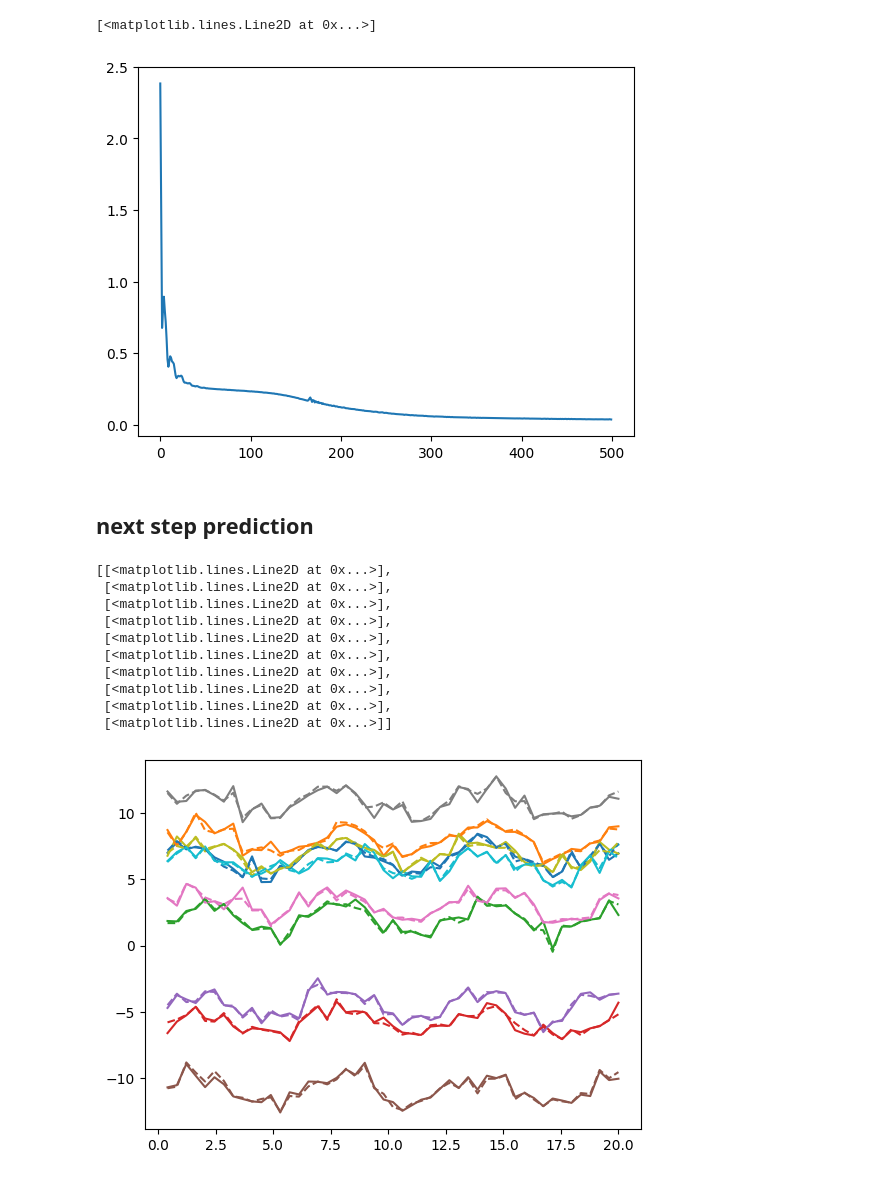
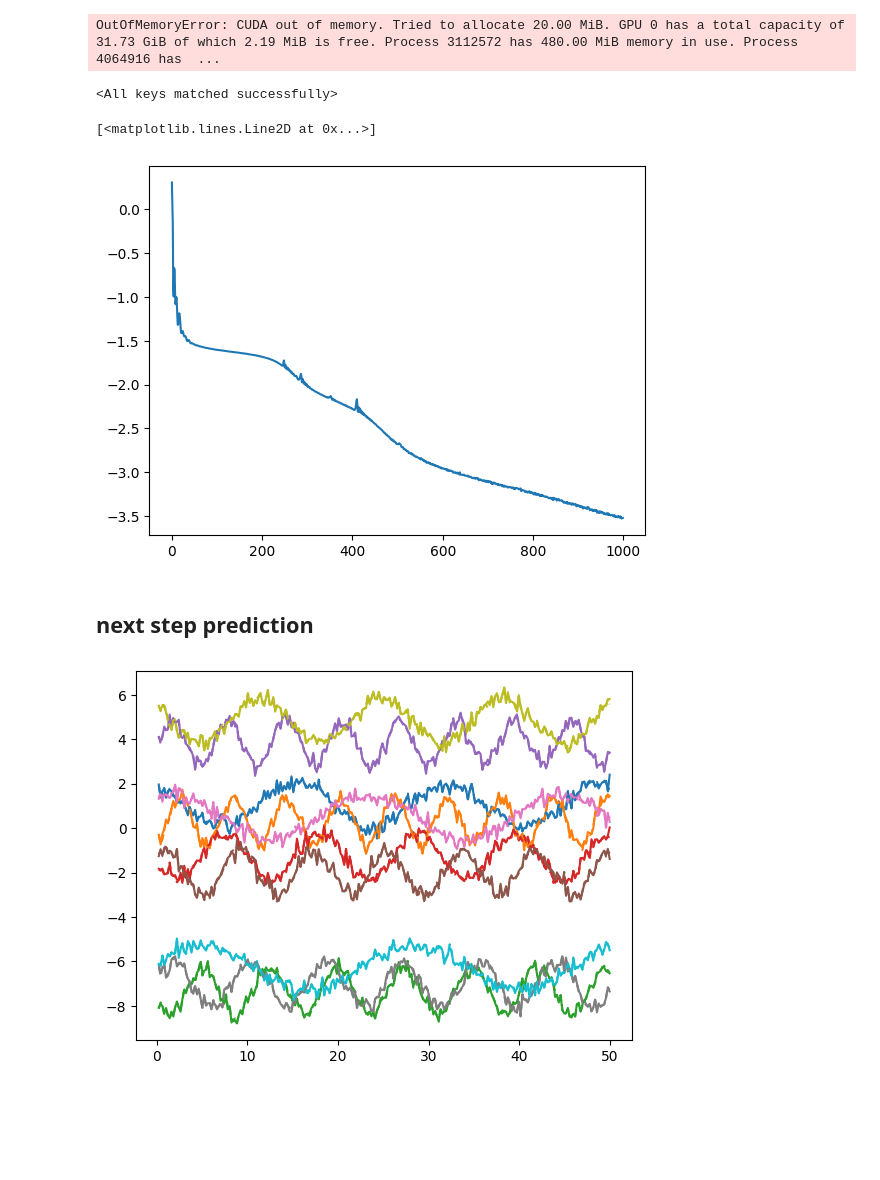
Before and after one commit to al-jshen/gpt, a Jupyter notebook: notebooks/time_series.ipynb, the cells around one changed output. Cells and saved outputs as stored; diff of their text form; code cells hidden in the pictures; blank space fills up the shorter version.

```diff
--- a/notebooks/time_series.ipynb
+++ b/notebooks/time_series.ipynb
@@ -33,7 +39,7 @@ ys = torch.from_numpy(_ys).reshape(num_series, -1, 1).to(torch.float32)
 tst = TSTransformer(
     input_dim=1,
     embed_dim=64,
-    num_layers=2,
+    num_layers=4,
     num_heads=4,
     mlp_ratio=4,
     dropout=0.1,
@@ -44,41 +50,40 @@ tst = TSTransformer(
 optimizer = optim.AdamW(tst.parameters(), lr=1e-3)
 # %%
 xsc, ysc = xs.cuda(), ys.cuda()
-losses = []
+# losses = []
 
-for e in (pbar := tqdm(range(500))):
-    optimizer.zero_grad()
-    out = tst(xsc[:-1], ysc[:1000,:-1,:])
-    loss = F.mse_loss(out, ysc[:1000,1:,:])
-    losses.append(loss.item())
-    pbar.set_description(f"epoch {e} | loss: {loss.item():.4f}")
-    loss.backward()
-    optimizer.step()
+for e in (pbar := tqdm(range(1000))):
+    for rix in torch.randperm(5000).chunk(100):
+        optimizer.zero_grad()
+        out = tst(xsc[:-1], ysc[rix,:-1,:])
+        loss = F.mse_loss(out, ysc[rix,1:,:])
+        losses.append(loss.item())
+        pbar.set_description(f"epoch {e} | loss: {loss.item():.4f}")
+        loss.backward()
+        optimizer.step()
+# %% [output]
+OutOfMemoryError: CUDA out of memory. Tried to allocate 20.00 MiB. GPU 0 has a total capacity of 31.73 GiB of which 2.19 MiB is free. Process 3112572 has 480.00 MiB memory in use. Process 4064916 has  ...
+# %%
+tst.load_state_dict(torch.load('../train/tst.pth'))
+# %% [output]
+<All keys matched successfully>
 # %%
-plt.plot(losses)
+plt.plot(np.log(losses))
 # %% [output]
 [<matplotlib.lines.Line2D at 0x...>]
-[figure, old version]
+[figure, new version]
 # %% [markdown]
 ## next step prediction
 # %%
-out = tst(xsc[:-1], ysc[1000:,:-1,:]).detach().cpu()
+with torch.inference_mode():
+    out = tst(xsc[:-1], ysc[-10:,:-1,:]).detach().cpu()
 # %%
-colors = plt.cm.get_cmap('tab20')
+colors = matplotlib.colormaps.get_cmap('tab20')
 
-[plt.plot(x[1:], ys[1000+i,1:,0], c=colors(i / 10)) for i in range(10)]
-[plt.plot(x[1:], out[i,:,0], ls='--', c=colors(i / 10)) for i in range(10)]
+[plt.plot(xs[1:], ys[-10+i,1:,0], c=colors(i / 10)) for i in range(10)]
+[plt.plot(xs[1:], out[i,:,0], ls='--', c=colors(i / 10)) for i in range(10)];
+# plt.xlim(20, 25)
 # %% [output]
-[[<matplotlib.lines.Line2D at 0x...>],
- [<matplotlib.lines.Line2D at 0x...>],
- [<matplotlib.lines.Line2D at 0x...>],
- [<matplotlib.lines.Line2D at 0x...>],
- [<matplotlib.lines.Line2D at 0x...>],
- [<matplotlib.lines.Line2D at 0x...>],
- [<matplotlib.lines.Line2D at 0x...>],
- [<matplotlib.lines.Line2D at 0x...>],
- [<matplotlib.lines.Line2D at 0x...>],
- [<matplotlib.lines.Line2D at 0x...>]]
-[figure, old version]
+[figure, new version]
 # %%
 with torch.inference_mode():
```
Also changed, not shown: parts of 5 cells of this notebook, 1 other file.
